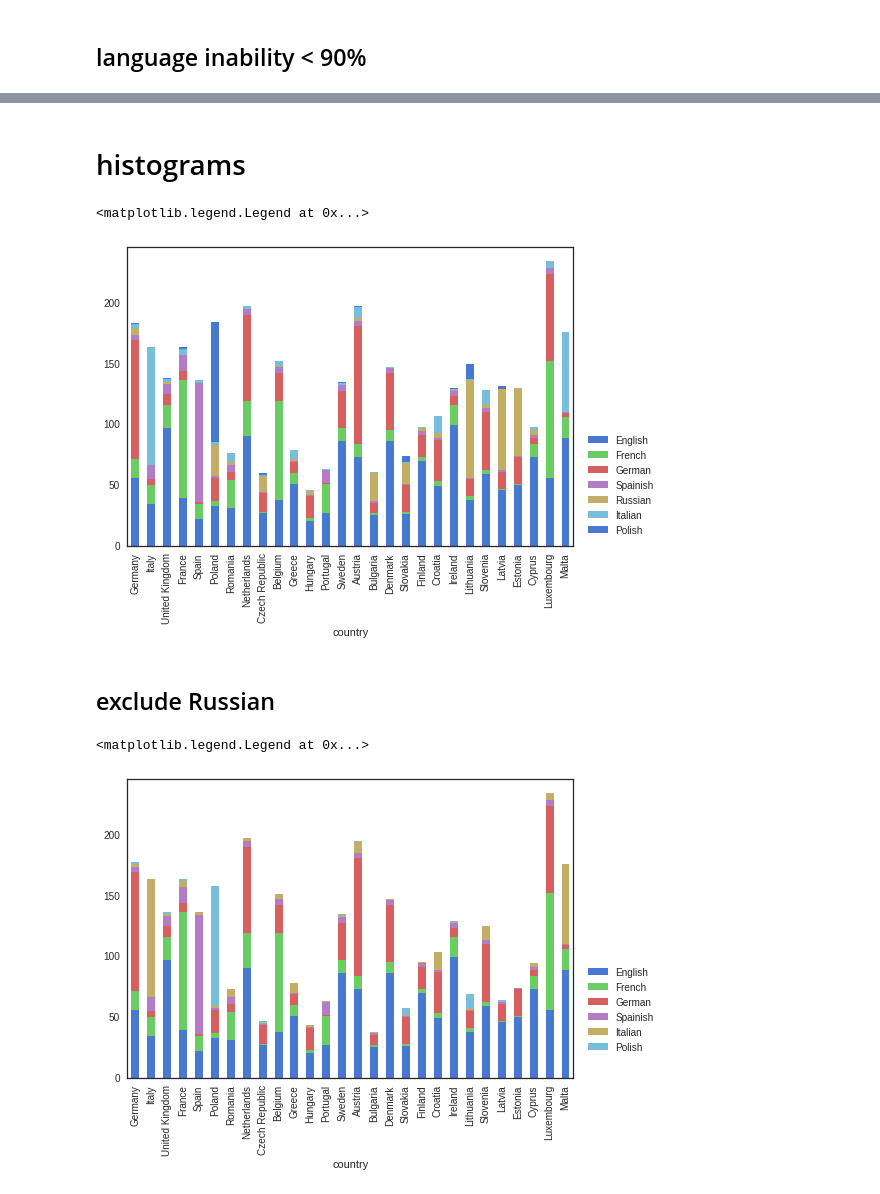
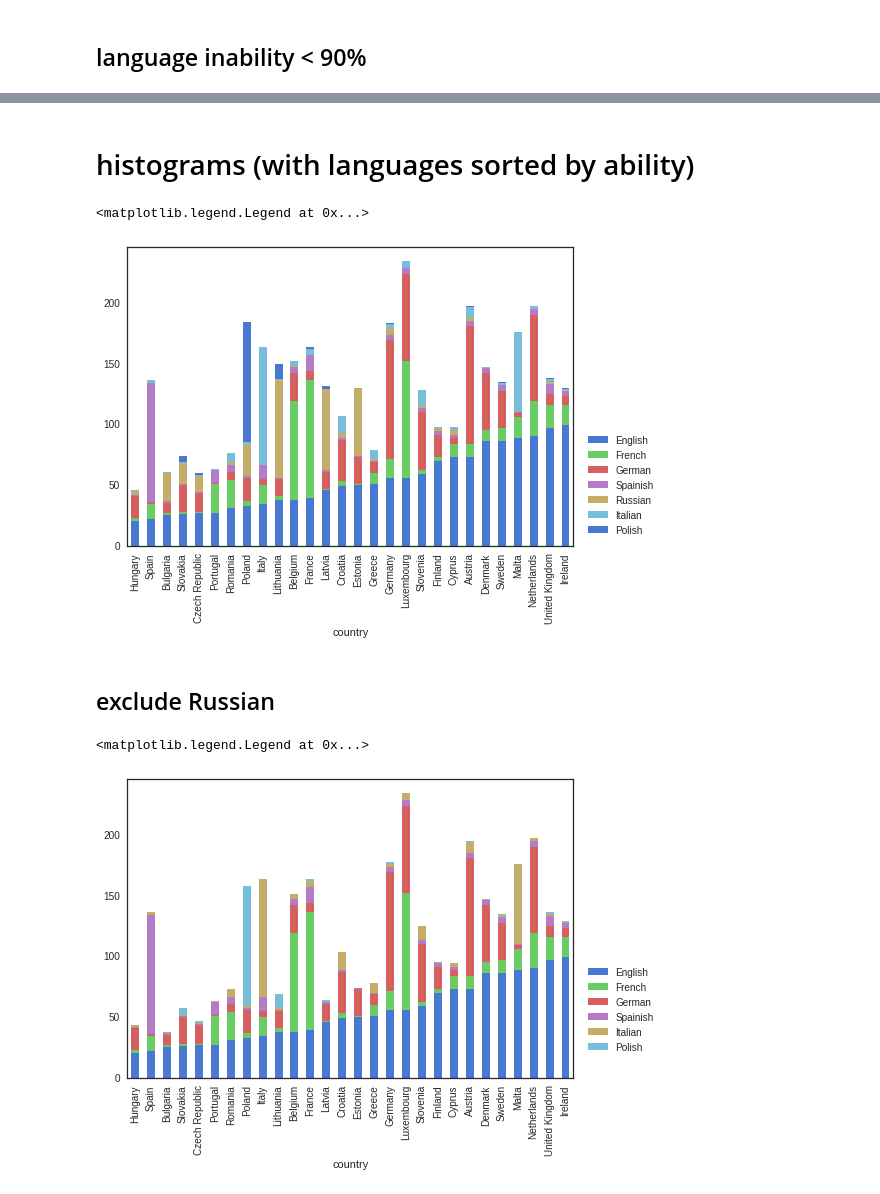
Before and after one commit to wdbm/languages, a Jupyter notebook: data.ipynb, the cells around one changed output, grey strips where cells are left out. Saved outputs shown, nothing was run; the diff lists cells and outputs as text; code cells hidden in the pictures.

Commit message:
sort by language ability in histograms, tidy

```diff
--- a/data.ipynb
+++ b/data.ipynb
@@ -119,20 +119,22 @@ missingno.dendrogram(data)
-# %% [markdown]
-# histograms
+# %% [markdown]
+# histograms (with languages sorted by ability)
 # %%
-data = pd.read_csv("data.csv", delimiter = ",")
-
 sns.set(color_codes = True)
 sns.set(style = "white", palette = "muted")
 
+data = pd.read_csv("data.csv", delimiter = ",")
+
+data = data.sort_values(by = ["English", "French", "German", "Spainish", "Russian", "Italian", "Polish"], ascending = True)
+
 data.drop("population", axis = 1).plot("country", kind = "bar", stacked = True).legend(bbox_to_anchor = (1.2, 0.4))
 # %% [output]
 <matplotlib.legend.Legend at 0x...>
-[figure, old version]
+[figure, new version]
 # %% [markdown]
 ## exclude Russian
 # %%
 data.drop(["population", "Russian"], axis = 1).plot("country", kind = "bar", stacked = True).legend(bbox_to_anchor = (1.2, 0.4))
 # %% [output]
 <matplotlib.legend.Legend at 0x...>
-[figure, old version]
+[figure, new version]
 # %% [markdown]
```
Also changed, not shown: parts of 5 cells of this notebook.
